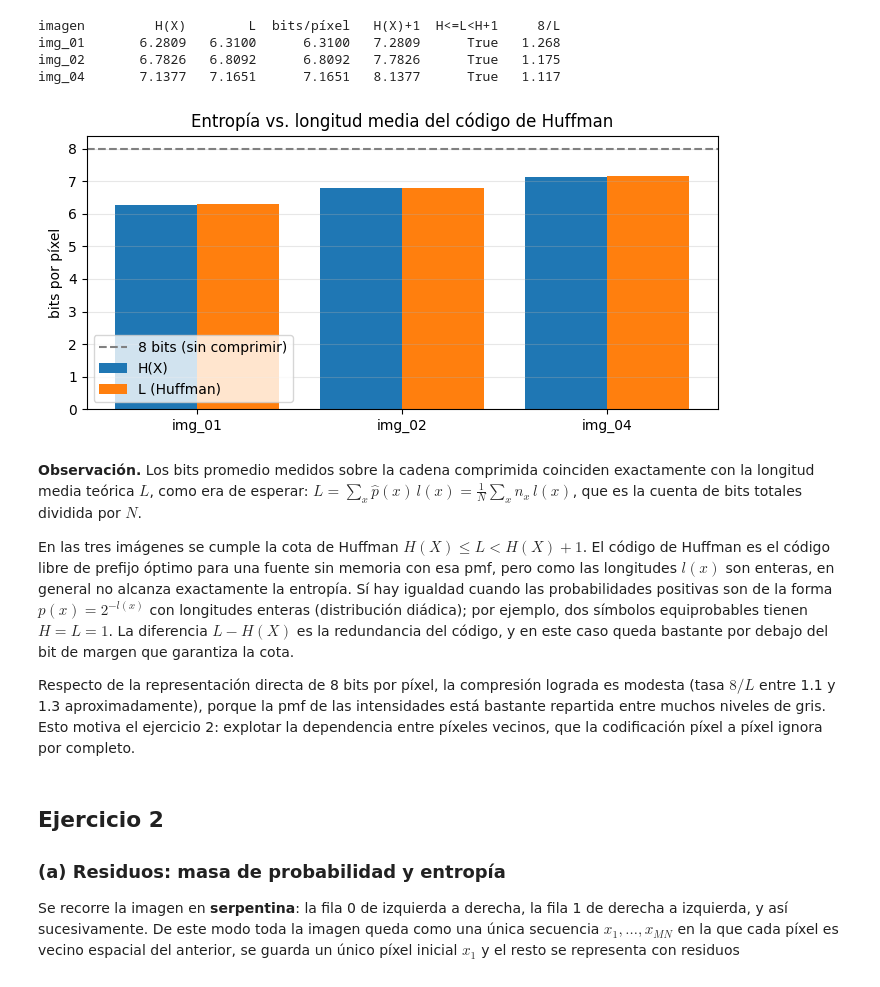
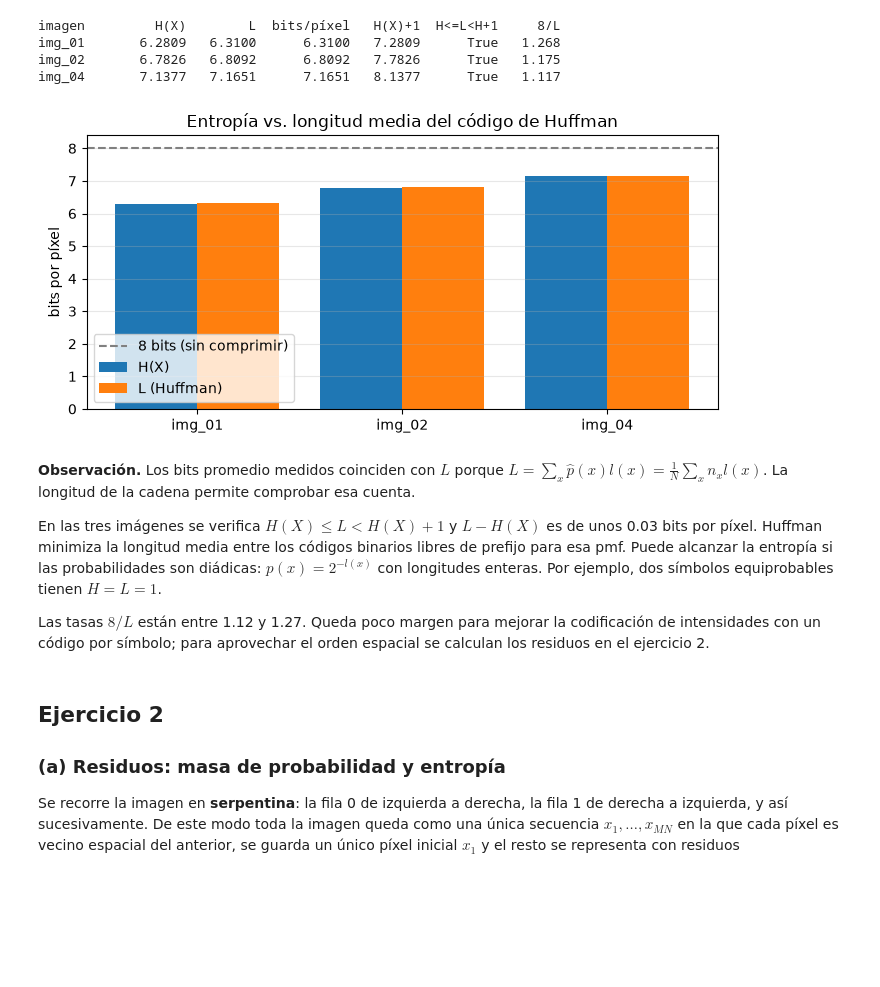
Before and after one commit to SantosBunge/tp2-huffman-iye, a Jupyter notebook: resolucion.ipynb, the cells around one changed output. Drawn from its saved outputs; the diff is of its cells as text; code cells hidden in the pictures; blank space fills up the shorter version.

Commit message:
TP2: revisión final y control de píxeles barajados

```diff
--- a/resolucion.ipynb
+++ b/resolucion.ipynb
@@ -1,8 +1,19 @@
 # %%
+from pathlib import Path
+
 import numpy as np
 import matplotlib.pyplot as plt
 from PIL import Image
 import funciones_auxiliares_tp2 as aux
+
+FIGURAS = Path("informe") / "figures"
+FIGURAS.mkdir(parents=True, exist_ok=True)
+
+
+def guardar_figura(fig, nombre: str) -> None:
+    """Guarda la figura que usa el informe, en PDF y PNG."""
+    for extension in ("pdf", "png"):
+        fig.savefig(FIGURAS / f"{nombre}.{extension}", dpi=200, bbox_inches="tight")
 # %% [markdown]
 ## Procesamiento de imágenes
 
@@ -177,7 +190,7 @@ def longitud_media(alfabeto: np.ndarray, p: np.ndarray, codigo: dict[int, str])
 
 def comprimir_huffman(simbolos: np.ndarray, alfabeto: np.ndarray | None = None) -> dict:
     """
-    Pipeline completo: estima p, construye el código de Huffman, codifica, decodifica
+    Estima p, construye el código de Huffman, codifica, decodifica
     y verifica que la reconstrucción sea exacta.
     Retorno: diccionario con p, H, código, bits totales, bits promedio y L.
     """
@@ -221,39 +234,35 @@ img_04       7.1377   7.1651      7.1651   8.1377      True   1.117
 # %%
 # Comparación gráfica: entropía, longitud media del código y representación directa
 nombres = list(resultados_1b)
 H = [resultados_1b[n]["H"] for n in nombres]
 L = [resultados_1b[n]["L"] for n in nombres]
 x = np.arange(len(nombres))
 
 fig, ax = plt.subplots(figsize=(7, 3.5))
 ax.bar(x - 0.2, H, width=0.4, label="H(X)")
 ax.bar(x + 0.2, L, width=0.4, label="L (Huffman)")
 ax.axhline(8, color="gray", ls="--", label="8 bits (sin comprimir)")
 ax.set_xticks(x, nombres)
 ax.set_ylabel("bits por píxel")
 ax.set_title("Entropía vs. longitud media del código de Huffman")
 ax.legend()
 ax.grid(alpha=0.3, axis="y")
 plt.tight_layout()
+guardar_figura(fig, "barras_ej1")
 plt.show()
 # %% [output]
-[figure, old version]
+[figure, new version]
 # %% [markdown]
-**Observación.** Los bits promedio medidos sobre la cadena comprimida coinciden exactamente
-con la longitud media teórica $L$, como era de esperar: $L = \sum_x \hat p(x)\, l(x) = \frac{1}{N}\sum_x n_x\, l(x)$,
-que es la cuenta de bits totales dividida por $N$.
+**Observación.** Los bits promedio medidos coinciden con $L$ porque
+$L=\sum_x\hat p(x)l(x)=\frac{1}{N}\sum_x n_xl(x)$. La longitud de la cadena permite comprobar esa cuenta.
 
-En las tres imágenes se cumple la cota de Huffman $H(X) \le L < H(X) + 1$. El código de Huffman es el
-código libre de prefijo óptimo para una fuente sin memoria con esa pmf, pero como las longitudes $l(x)$
-son enteras, en general no alcanza exactamente la entropía. Sí hay igualdad cuando las probabilidades
-positivas son de la forma $p(x)=2^{-l(x)}$ con longitudes enteras (distribución diádica); por ejemplo,
-dos símbolos equiprobables tienen $H=L=1$. La diferencia $L - H(X)$ es la redundancia del código, y en este caso queda bastante por
-debajo del bit de margen que garantiza la cota.
+En las tres imágenes se verifica $H(X)\le L<H(X)+1$ y $L-H(X)$ es de unos 0.03 bits por píxel.
+Huffman minimiza la longitud media entre los códigos binarios libres de prefijo para esa pmf.
+Puede alcanzar la entropía si las probabilidades son diádicas: $p(x)=2^{-l(x)}$ con longitudes enteras.
+Por ejemplo, dos símbolos equiprobables tienen $H=L=1$.
 
-Respecto de la representación directa de 8 bits por píxel, la compresión lograda es modesta
-(tasa $8/L$ entre 1.1 y 1.3 aproximadamente), porque la pmf de las intensidades está bastante repartida
-entre muchos niveles de gris. Esto motiva el ejercicio 2: explotar la dependencia entre píxeles vecinos,
-que la codificación píxel a píxel ignora por completo.
+Las tasas $8/L$ están entre 1.12 y 1.27. Queda poco margen para mejorar la codificación de intensidades
+con un código por símbolo; para aprovechar el orden espacial se calculan los residuos en el ejercicio 2.
 # %% [markdown]
 ## Ejercicio 2
 
```
Also changed, not shown: parts of 13 cells of this notebook, 22 other files.
